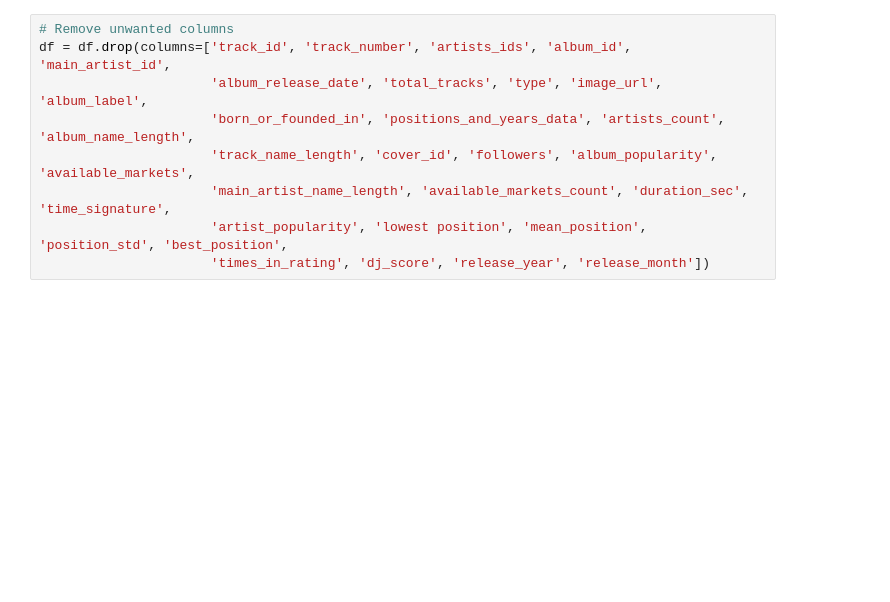
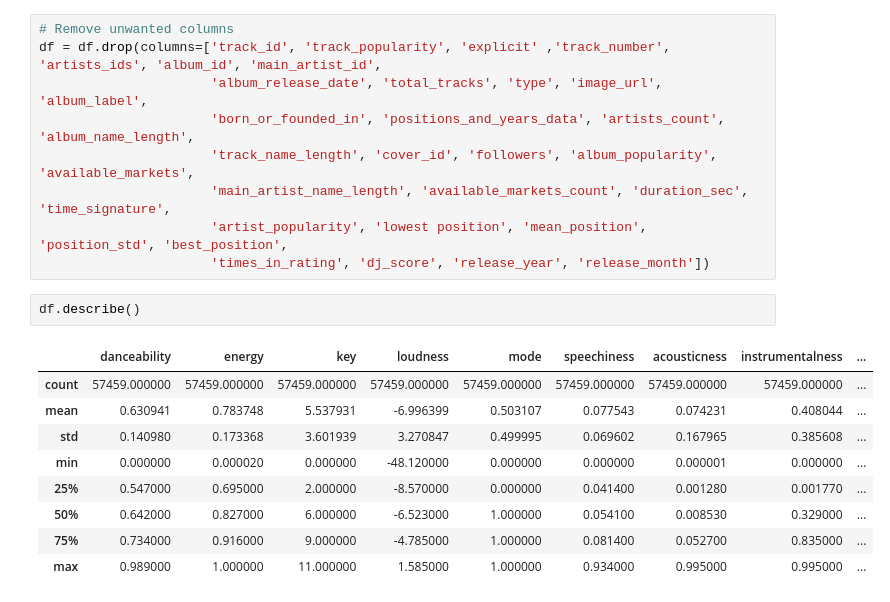
Before and after one commit to sugandhpurohit/BHMLAI_Capstone1, a Jupyter notebook: Capstone1.ipynb, the cells around one changed output. Saved outputs shown, nothing was run; the diff lists cells and outputs as text; blank space fills up the shorter version.

```diff
--- a/Capstone1.ipynb
+++ b/Capstone1.ipynb
@@ -37,9 +29,21 @@ df.shape
 # %%
 # Remove unwanted columns
-df = df.drop(columns=['track_id', 'track_number', 'artists_ids', 'album_id', 'main_artist_id',
+df = df.drop(columns=['track_id', 'track_popularity', 'explicit' ,'track_number', 'artists_ids', 'album_id', 'main_artist_id',
                       'album_release_date', 'total_tracks', 'type', 'image_url', 'album_label',
                       'born_or_founded_in', 'positions_and_years_data', 'artists_count', 'album_name_length',
                       'track_name_length', 'cover_id', 'followers', 'album_popularity', 'available_markets',
                       'main_artist_name_length', 'available_markets_count', 'duration_sec', 'time_signature',
                       'artist_popularity', 'lowest position', 'mean_position', 'position_std', 'best_position',
                       'times_in_rating', 'dj_score', 'release_year', 'release_month'])
+# %%
+df.describe()
+# %% [output]
+|  | danceability | energy | key | loudness | mode | speechiness | acousticness | instrumentalness | ... |
+| count | 57459.000000 | 57459.000000 | 57459.000000 | 57459.000000 | 57459.000000 | 57459.000000 | 57459.000000 | 57459.000000 | ... |
+| mean | 0.630941 | 0.783748 | 5.537931 | -6.996399 | 0.503107 | 0.077543 | 0.074231 | 0.408044 | ... |
+| std | 0.140980 | 0.173368 | 3.601939 | 3.270847 | 0.499995 | 0.069602 | 0.167965 | 0.385608 | ... |
+| min | 0.000000 | 0.000020 | 0.000000 | -48.120000 | 0.000000 | 0.000000 | 0.000001 | 0.000000 | ... |
+| 25% | 0.547000 | 0.695000 | 2.000000 | -8.570000 | 0.000000 | 0.041400 | 0.001280 | 0.001770 | ... |
+| 50% | 0.642000 | 0.827000 | 6.000000 | -6.523000 | 1.000000 | 0.054100 | 0.008530 | 0.329000 | ... |
+| 75% | 0.734000 | 0.916000 | 9.000000 | -4.785000 | 1.000000 | 0.081400 | 0.052700 | 0.835000 | ... |
+| max | 0.989000 | 1.000000 | 11.000000 | 1.585000 | 1.000000 | 0.934000 | 0.995000 | 0.995000 | ... |
```
Also changed, not shown: parts of 21 cells of this notebook.
